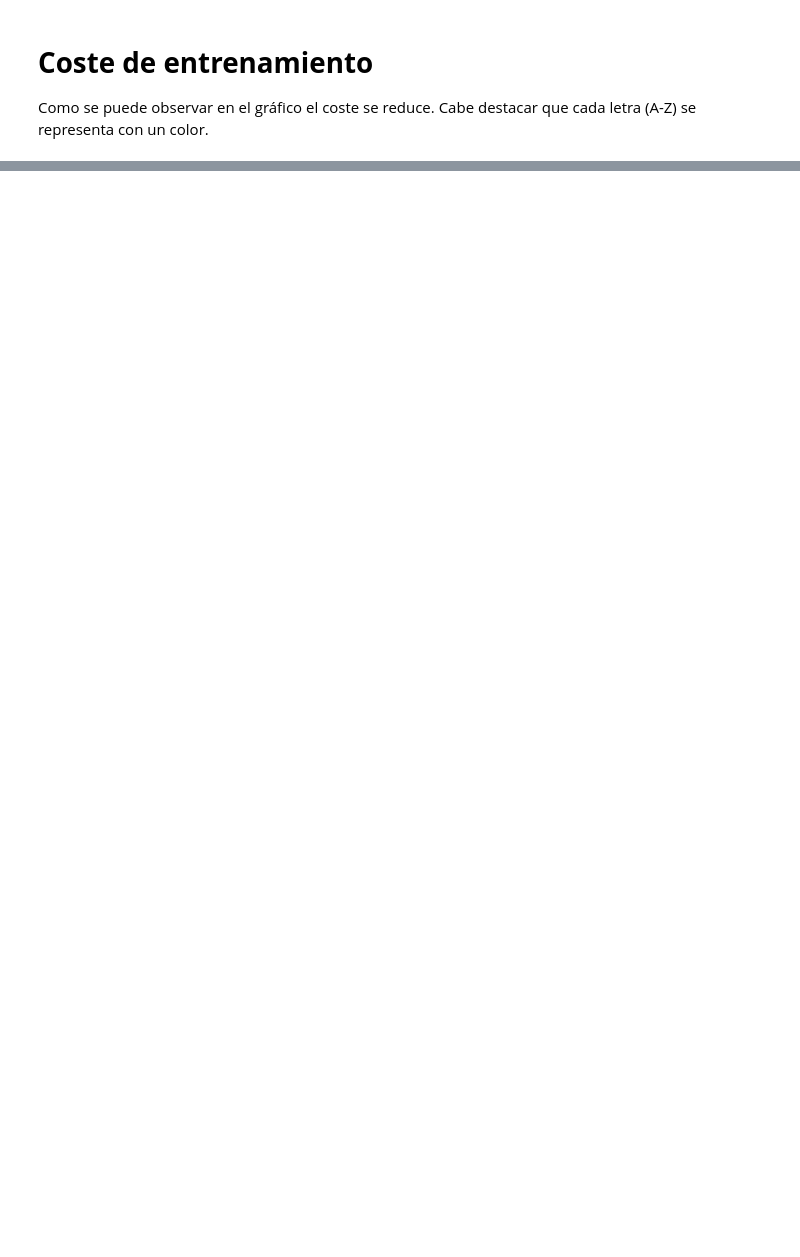
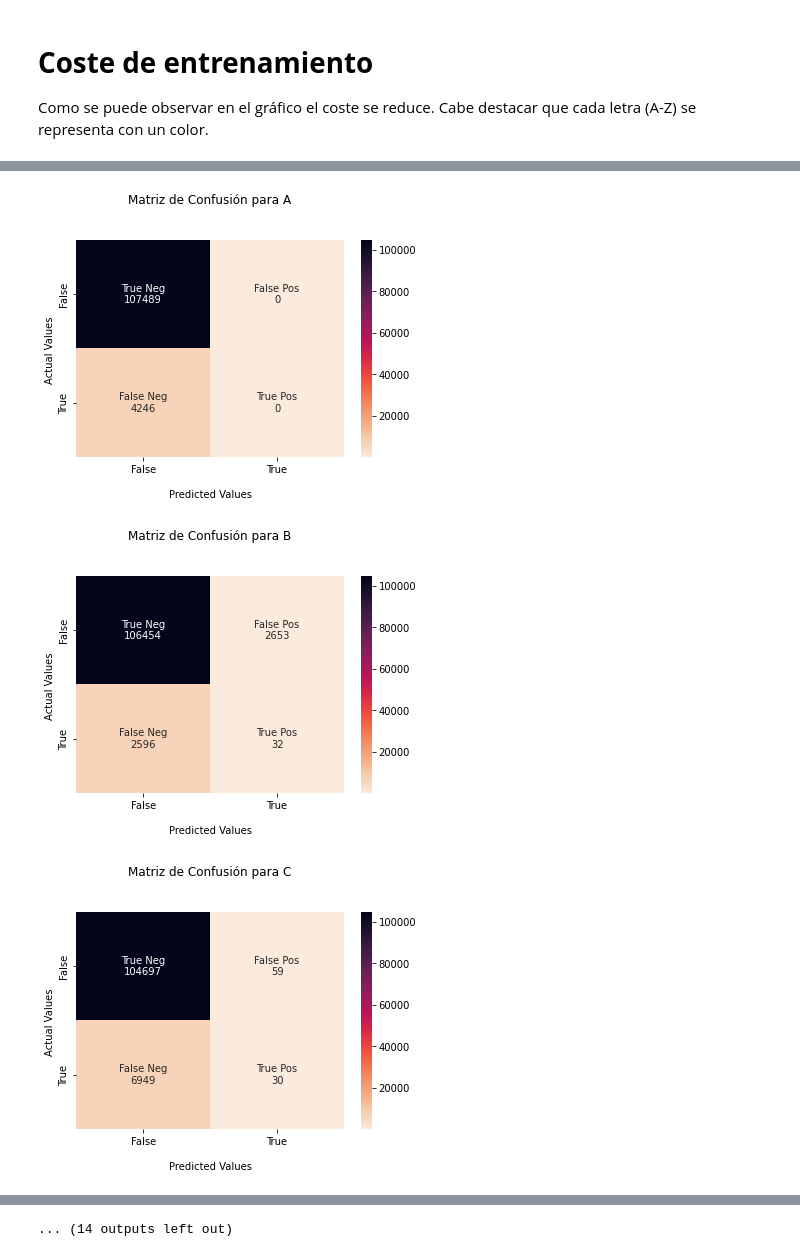
Before and after one commit to FelipeToroR/Keras_Desafio1, a Jupyter notebook: MLP_Matrices.ipynb, the cells around one changed output, grey strips where cells are left out. Cells and saved outputs as stored; diff of their text form; code cells hidden in the pictures; blank space fills up the shorter version.

```diff
--- a/MLP_Matrices.ipynb
+++ b/MLP_Matrices.ipynb
@@ -162,3 +174,16 @@ dtype: float64
 # %% [markdown]
 # **Coste de entrenamiento**
 Como se puede observar en el gráfico el coste se reduce. Cabe destacar que cada letra (A-Z) se representa con un color.
+# %%
+from sklearn.metrics import accuracy_score, classification_report, multilabel_confusion_matrix, precision_score
+Y_pred = prediccion_testing[-1][1]
+Y_pred = Y_pred.to_numpy()
+Y_exp = y_testing
+for i in range(len(Y_pred)):
+  Y_pred[i] = np.array([1 if Y_pred[i][j] == np.max(Y_pred[i]) else 0 for j in range(len(Y_pred[i]))])
+
+
+print(accuracy_score(Y_exp, Y_pred))
+print(classification_report(Y_exp, Y_pred))
+
+matriz_confusion = multilabel_confusion_matrix(Y_exp, Y_pred)
@@ -164,0 +209,27 @@ Como se puede observar en el gráfico el coste se reduce. Cabe destacar que cada
+# %%
+import seaborn as sns
+import matplotlib.pyplot as plt
+
+clases = ['A','B','C','D','E','F','G','H','I','J','K','L','M','N','O','P','Q','R','S','T','U','V','W','X','Y','Z' ]
+
+for i, matrix in enumerate(matriz_confusion):
+  labels = [f'True Neg\n{matrix[0][0]}',f'False Pos\n{matrix[0][1]}',f'False Neg\n{matrix[1][0]}',f'True Pos\n{matrix[1][1]}']
+
+  labels = np.asarray(labels).reshape(2,2)
+
+  ax = sns.heatmap(matriz_confusion[2], annot=labels, fmt='', cmap='rocket_r')
+
+  ax.set_title(f'Matriz de Confusión para {clases[i]}\n\n');
+  ax.set_xlabel('\nPredicted Values')
+  ax.set_ylabel('Actual Values ');
+
+  ## Ticket labels - List must be in alphabetical order
+  ax.xaxis.set_ticklabels(['False','True'])
+  ax.yaxis.set_ticklabels(['False','True'])
+
+  ## Display the visualization of the Confusion Matrix.
+  plt.show()
+# %% [output]
+[figure, added]
+[figure, added]
+[figure, added]
@@ -164,0 +245 @@ Como se puede observar en el gráfico el coste se reduce. Cabe destacar que cada
+... (14 outputs left out)
```
Also changed, not shown: parts of 8 cells of this notebook.
